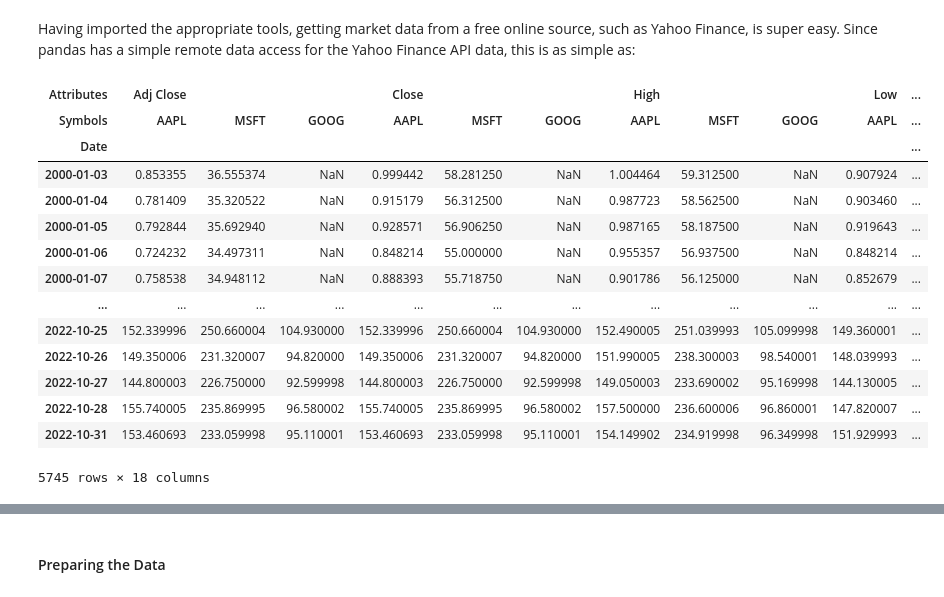
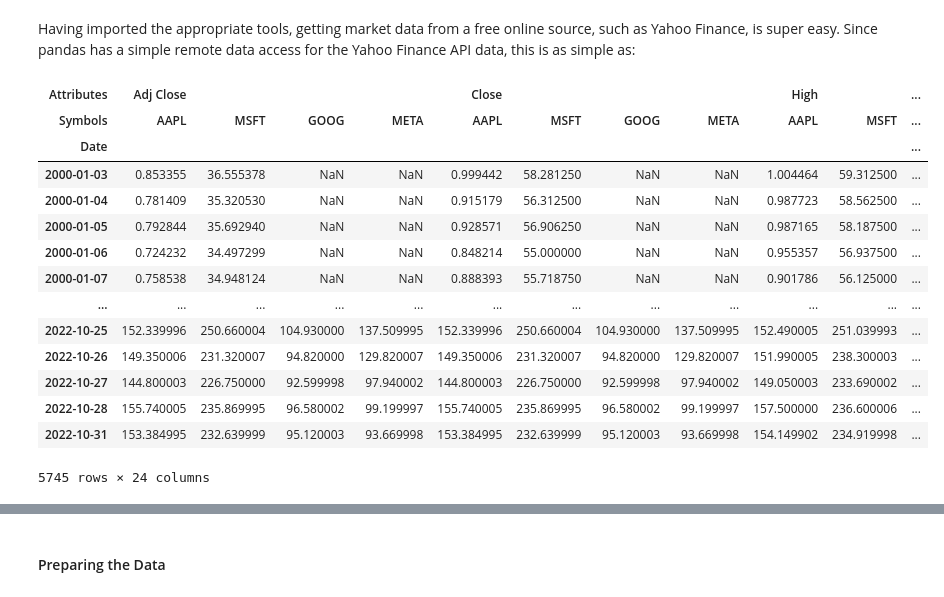
Before and after one commit to Jesus-Almansa/Final_Project_DA, a Jupyter notebook: project.ipynb, the cells around one changed output, grey strips where cells are left out. Cells and saved outputs as stored; diff of their text form; code cells hidden in the pictures.

```diff
--- a/project.ipynb
+++ b/project.ipynb
@@ -12,31 +12,31 @@ sns.set(style='darkgrid', context='talk', palette='Dark2')
 Having imported the appropriate tools, getting market data from a free online source, such as Yahoo Finance, is super easy. Since pandas has a simple remote data access for the Yahoo Finance API data, this is as simple as:
 # %%
 # Define the instruments to download. We would like to see Apple, Microsoft and the S&P500 index.
-tickers = ['AAPL', 'MSFT', 'GOOG']
+tickers = ['AAPL', 'MSFT', 'GOOG', 'META']
 
 # We would like all available data from 01/01/2000 until 12/31/2016.
 start_date = '2000-01-01'
 end_date = '2022-10-31'
 
 # User pandas_reader.data.DataReader to load the desired data.
 df = data.DataReader(tickers, 'yahoo', start_date, end_date)
 df
 # %% [output]
-| Attributes | Adj Close |  |  | Close |  |  | High |  |  | Low | ... |
-| Symbols | AAPL | MSFT | GOOG | AAPL | MSFT | GOOG | AAPL | MSFT | GOOG | AAPL | ... |
+| Attributes | Adj Close |  |  |  | Close |  |  |  | High |  | ... |
+| Symbols | AAPL | MSFT | GOOG | META | AAPL | MSFT | GOOG | META | AAPL | MSFT | ... |
 | Date |  |  |  |  |  |  |  |  |  |  | ... |
-| 2000-01-03 | 0.853355 | 36.555374 | NaN | 0.999442 | 58.281250 | NaN | 1.004464 | 59.312500 | NaN | 0.907924 | ... |
-| 2000-01-04 | 0.781409 | 35.320522 | NaN | 0.915179 | 56.312500 | NaN | 0.987723 | 58.562500 | NaN | 0.903460 | ... |
-| 2000-01-05 | 0.792844 | 35.692940 | NaN | 0.928571 | 56.906250 | NaN | 0.987165 | 58.187500 | NaN | 0.919643 | ... |
-| 2000-01-06 | 0.724232 | 34.497311 | NaN | 0.848214 | 55.000000 | NaN | 0.955357 | 56.937500 | NaN | 0.848214 | ... |
-| 2000-01-07 | 0.758538 | 34.948112 | NaN | 0.888393 | 55.718750 | NaN | 0.901786 | 56.125000 | NaN | 0.852679 | ... |
+| 2000-01-03 | 0.853355 | 36.555378 | NaN | NaN | 0.999442 | 58.281250 | NaN | NaN | 1.004464 | 59.312500 | ... |
+| 2000-01-04 | 0.781409 | 35.320530 | NaN | NaN | 0.915179 | 56.312500 | NaN | NaN | 0.987723 | 58.562500 | ... |
+| 2000-01-05 | 0.792844 | 35.692940 | NaN | NaN | 0.928571 | 56.906250 | NaN | NaN | 0.987165 | 58.187500 | ... |
+| 2000-01-06 | 0.724232 | 34.497299 | NaN | NaN | 0.848214 | 55.000000 | NaN | NaN | 0.955357 | 56.937500 | ... |
+| 2000-01-07 | 0.758538 | 34.948124 | NaN | NaN | 0.888393 | 55.718750 | NaN | NaN | 0.901786 | 56.125000 | ... |
 | ... | ... | ... | ... | ... | ... | ... | ... | ... | ... | ... | ... |
-| 2022-10-25 | 152.339996 | 250.660004 | 104.930000 | 152.339996 | 250.660004 | 104.930000 | 152.490005 | 251.039993 | 105.099998 | 149.360001 | ... |
-| 2022-10-26 | 149.350006 | 231.320007 | 94.820000 | 149.350006 | 231.320007 | 94.820000 | 151.990005 | 238.300003 | 98.540001 | 148.039993 | ... |
-| 2022-10-27 | 144.800003 | 226.750000 | 92.599998 | 144.800003 | 226.750000 | 92.599998 | 149.050003 | 233.690002 | 95.169998 | 144.130005 | ... |
-| 2022-10-28 | 155.740005 | 235.869995 | 96.580002 | 155.740005 | 235.869995 | 96.580002 | 157.500000 | 236.600006 | 96.860001 | 147.820007 | ... |
-| 2022-10-31 | 153.460693 | 233.059998 | 95.110001 | 153.460693 | 233.059998 | 95.110001 | 154.149902 | 234.919998 | 96.349998 | 151.929993 | ... |
+| 2022-10-25 | 152.339996 | 250.660004 | 104.930000 | 137.509995 | 152.339996 | 250.660004 | 104.930000 | 137.509995 | 152.490005 | 251.039993 | ... |
+| 2022-10-26 | 149.350006 | 231.320007 | 94.820000 | 129.820007 | 149.350006 | 231.320007 | 94.820000 | 129.820007 | 151.990005 | 238.300003 | ... |
+| 2022-10-27 | 144.800003 | 226.750000 | 92.599998 | 97.940002 | 144.800003 | 226.750000 | 92.599998 | 97.940002 | 149.050003 | 233.690002 | ... |
+| 2022-10-28 | 155.740005 | 235.869995 | 96.580002 | 99.199997 | 155.740005 | 235.869995 | 96.580002 | 99.199997 | 157.500000 | 236.600006 | ... |
+| 2022-10-31 | 153.384995 | 232.639999 | 95.120003 | 93.669998 | 153.384995 | 232.639999 | 95.120003 | 93.669998 | 154.149902 | 234.919998 | ... |
-5745 rows × 18 columns
+5745 rows × 24 columns
 # %%
 tesla = data.DataReader('TSLA', 'yahoo', start_date, end_date)
 tesla
```
Also changed, not shown: parts of 13 cells of this notebook.
